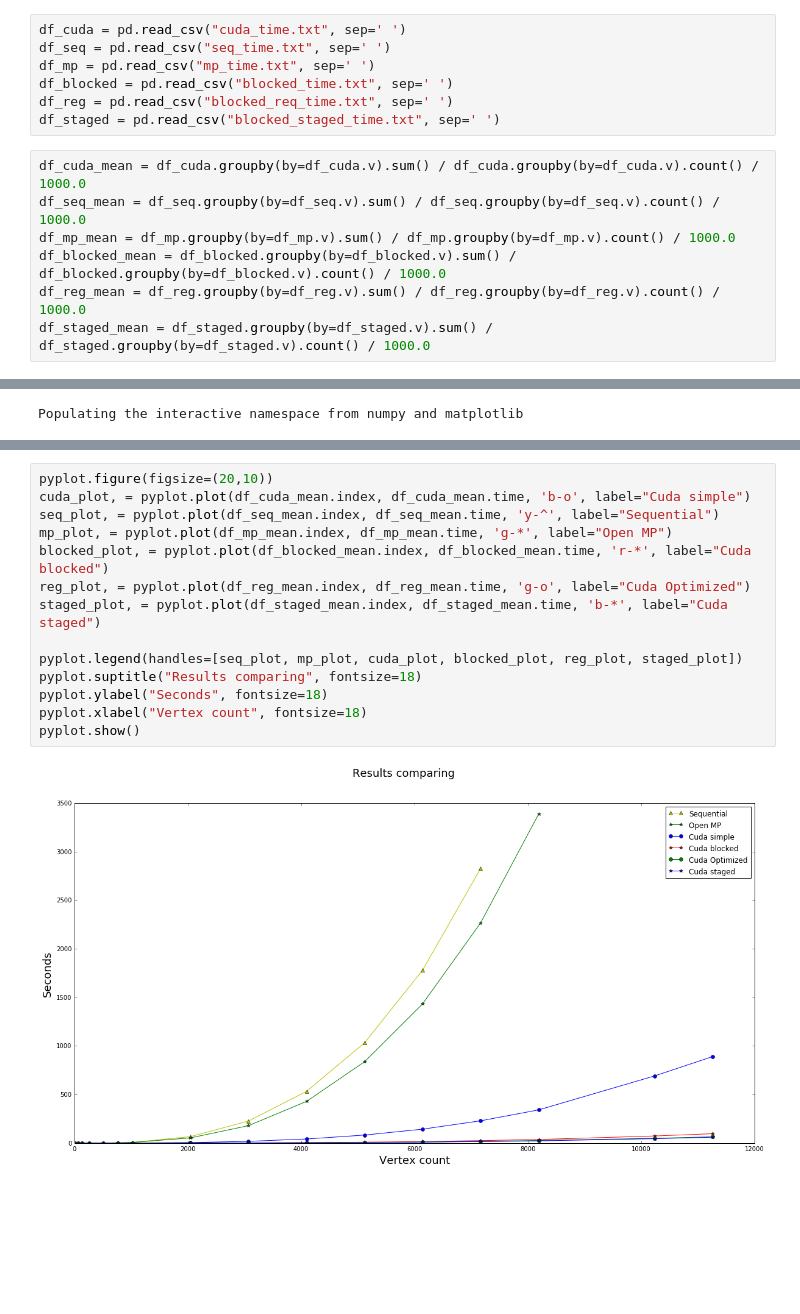
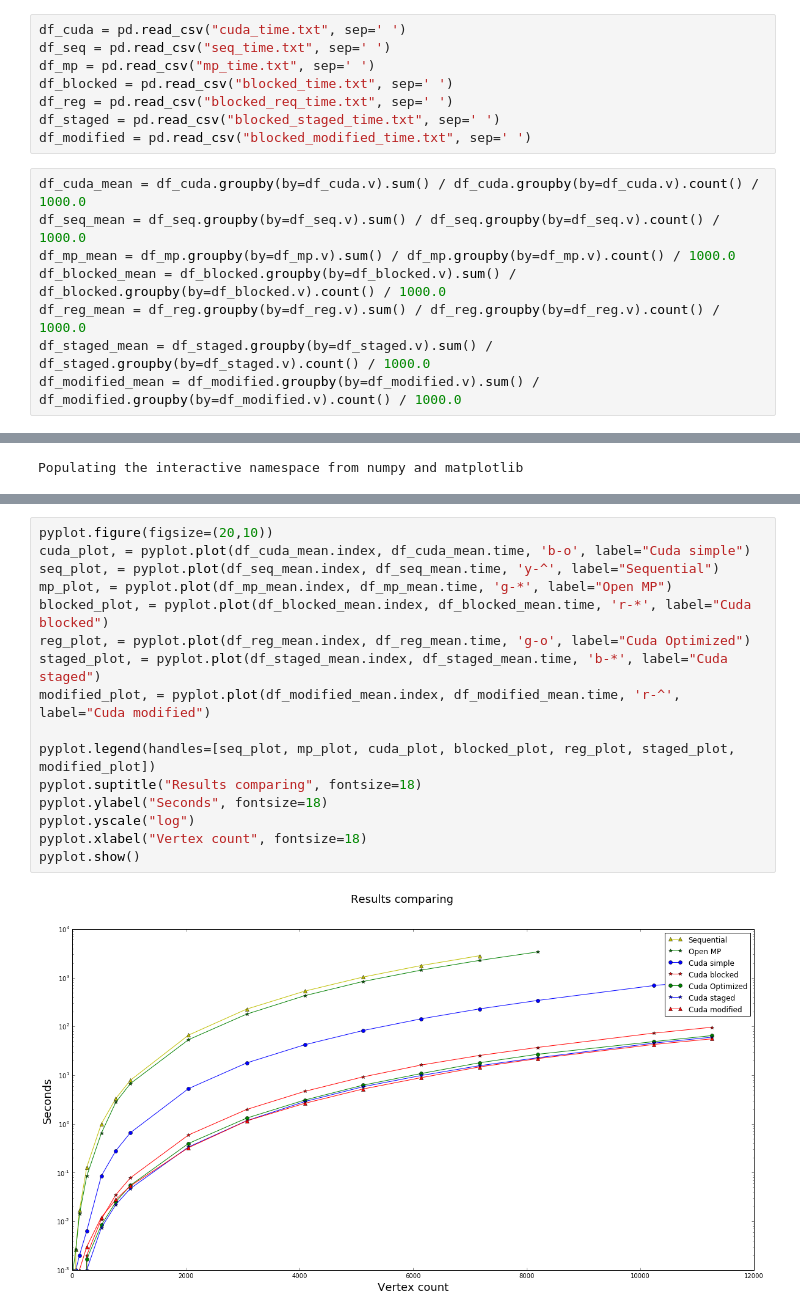
Before and after one commit to lelika1/floydparallel, a Jupyter notebook: draw_time_plots_floyd.ipynb, the cells around one changed output, grey strips where cells are left out. Saved outputs shown, nothing was run; the diff lists cells and outputs as text; blank space fills up the shorter version.

Commit message:
Added results for modified impl.
Former-commit-id: e164531057ae5cc5fe140cc1d4dced7419ce4c19

```diff
--- a/draw_time_plots_floyd.ipynb
+++ b/draw_time_plots_floyd.ipynb
@@ -7,6 +7,7 @@ df_mp = pd.read_csv("mp_time.txt", sep=' ')
 df_blocked = pd.read_csv("blocked_time.txt", sep=' ')
 df_reg = pd.read_csv("blocked_req_time.txt", sep=' ')
 df_staged = pd.read_csv("blocked_staged_time.txt", sep=' ')
+df_modified = pd.read_csv("blocked_modified_time.txt", sep=' ')
 # %%
 df_cuda_mean = df_cuda.groupby(by=df_cuda.v).sum() / df_cuda.groupby(by=df_cuda.v).count() / 1000.0
 df_seq_mean = df_seq.groupby(by=df_seq.v).sum() / df_seq.groupby(by=df_seq.v).count() / 1000.0
@@ -14,6 +15,7 @@ df_mp_mean = df_mp.groupby(by=df_mp.v).sum() / df_mp.groupby(by=df_mp.v).count()
 df_blocked_mean = df_blocked.groupby(by=df_blocked.v).sum() / df_blocked.groupby(by=df_blocked.v).count() / 1000.0
 df_reg_mean = df_reg.groupby(by=df_reg.v).sum() / df_reg.groupby(by=df_reg.v).count() / 1000.0
 df_staged_mean = df_staged.groupby(by=df_staged.v).sum() / df_staged.groupby(by=df_staged.v).count() / 1000.0
+df_modified_mean = df_modified.groupby(by=df_modified.v).sum() / df_modified.groupby(by=df_modified.v).count() / 1000.0
 # %%
 from matplotlib import pyplot
 %pylab inline
@@ -22,16 +56,18 @@ Populating the interactive namespace from numpy and matplotlib
 # %%
 pyplot.figure(figsize=(20,10))
 cuda_plot, = pyplot.plot(df_cuda_mean.index, df_cuda_mean.time, 'b-o', label="Cuda simple")
 seq_plot, = pyplot.plot(df_seq_mean.index, df_seq_mean.time, 'y-^', label="Sequential")
 mp_plot, = pyplot.plot(df_mp_mean.index, df_mp_mean.time, 'g-*', label="Open MP")
 blocked_plot, = pyplot.plot(df_blocked_mean.index, df_blocked_mean.time, 'r-*', label="Cuda blocked")
 reg_plot, = pyplot.plot(df_reg_mean.index, df_reg_mean.time, 'g-o', label="Cuda Optimized")
 staged_plot, = pyplot.plot(df_staged_mean.index, df_staged_mean.time, 'b-*', label="Cuda staged")
+modified_plot, = pyplot.plot(df_modified_mean.index, df_modified_mean.time, 'r-^', label="Cuda modified")
 
-pyplot.legend(handles=[seq_plot, mp_plot, cuda_plot, blocked_plot, reg_plot, staged_plot])
+pyplot.legend(handles=[seq_plot, mp_plot, cuda_plot, blocked_plot, reg_plot, staged_plot, modified_plot])
 pyplot.suptitle("Results comparing", fontsize=18)
 pyplot.ylabel("Seconds", fontsize=18)
+pyplot.yscale("log")
 pyplot.xlabel("Vertex count", fontsize=18)
 pyplot.show()
 # %% [output]
-[figure, old version]
+[figure, new version]
```
Also changed, not shown: parts of 4 cells of this notebook, 6 other files.
